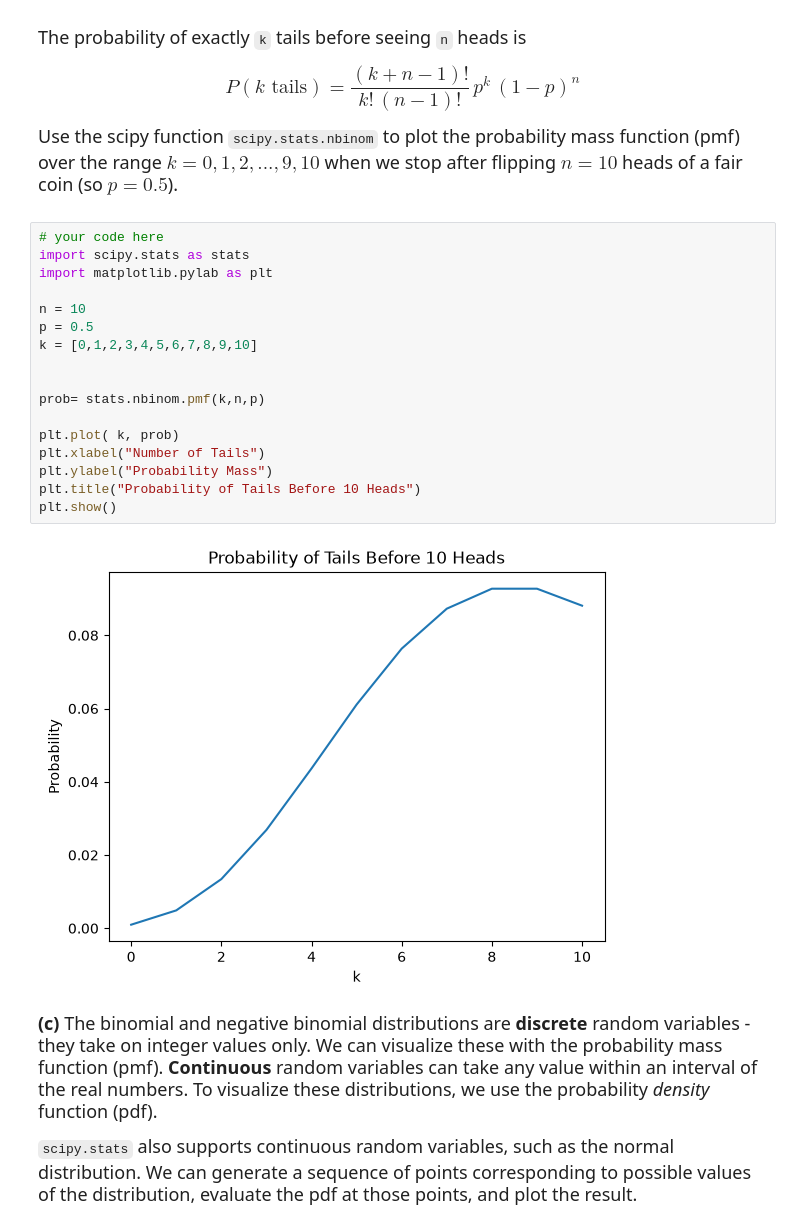
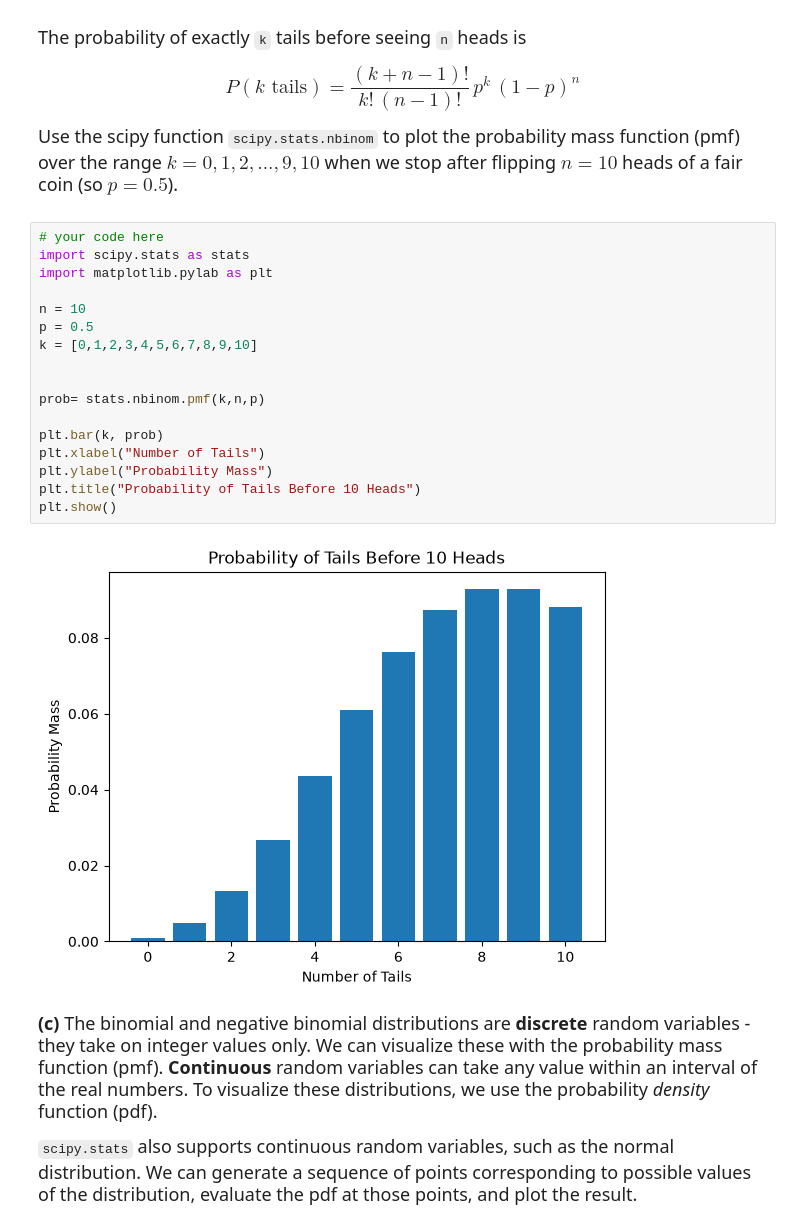
Before and after one commit to wocsmga/datasci185fall2026, a Jupyter notebook: _assignments/assignment_3/Assignment3-v2.ipynb, the cells around one changed output. Saved outputs shown, nothing was run; the diff lists cells and outputs as text.

```diff
--- a/_assignments/assignment_3/Assignment3-v2.ipynb
+++ b/_assignments/assignment_3/Assignment3-v2.ipynb
@@ -53,22 +53,22 @@ Use the scipy function `scipy.stats.nbinom` to plot the probability mass functio
 # %%
 # your code here
 import scipy.stats as stats
 import matplotlib.pylab as plt
 
 n = 10
 p = 0.5
 k = [0,1,2,3,4,5,6,7,8,9,10]
 
 
 prob= stats.nbinom.pmf(k,n,p)
 
-plt.plot( k, prob)
+plt.bar(k, prob)
 plt.xlabel("Number of Tails")
 plt.ylabel("Probability Mass")
 plt.title("Probability of Tails Before 10 Heads")
 plt.show()
 # %% [output]
-[figure, old version]
+[figure, new version]
 # %% [markdown]
 <font size = "4">
 
```
Also changed, not shown: 1 other file.
